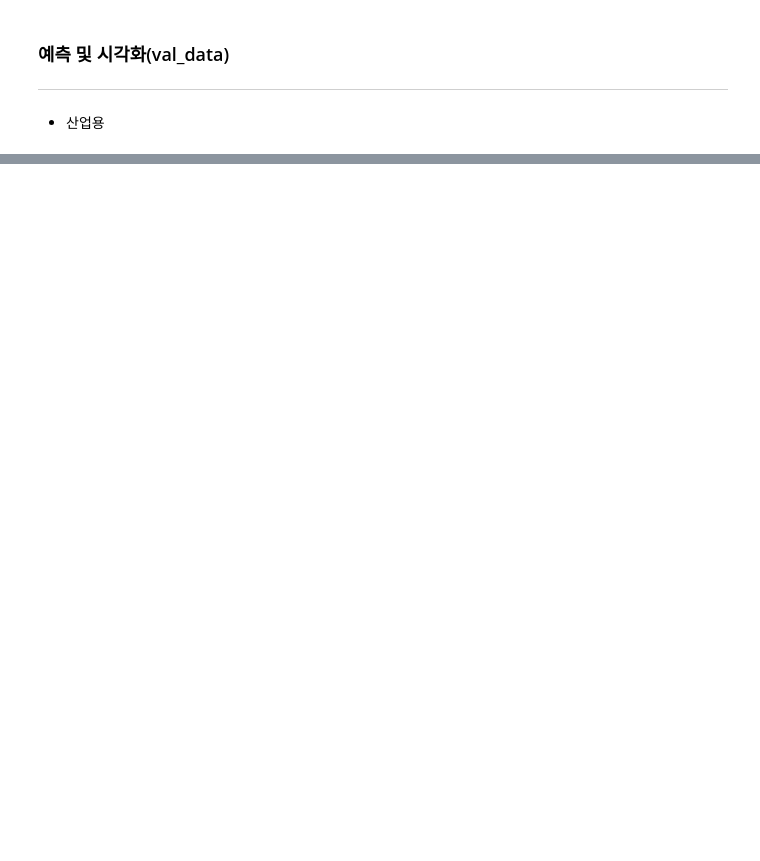
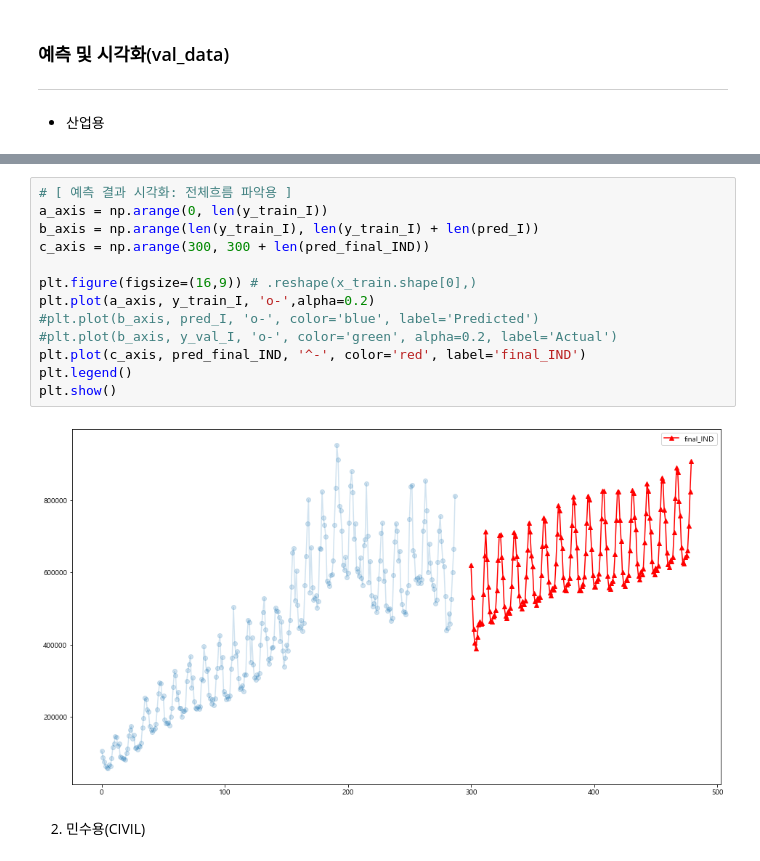
Before and after one commit to minsoo-s/03_Self_Study, a Jupyter notebook: bigstar/pred_21_35.ipynb, the cells around one changed output, grey strips where cells are left out. Drawn from its saved outputs; the diff is of its cells as text; blank space fills up the shorter version.

```diff
--- a/bigstar/pred_21_35.ipynb
+++ b/bigstar/pred_21_35.ipynb
@@ -534,0 +792,17 @@ ValueError: cannot reshape array of size 30 into shape (168,)
+# %%
+# [ 예측 결과 시각화: 전체흐름 파악용 ]
+a_axis = np.arange(0, len(y_train_I))
+b_axis = np.arange(len(y_train_I), len(y_train_I) + len(pred_I))
+c_axis = np.arange(300, 300 + len(pred_final_IND))
+
+plt.figure(figsize=(16,9)) # .reshape(x_train.shape[0],)
+plt.plot(a_axis, y_train_I, 'o-',alpha=0.2)
+#plt.plot(b_axis, pred_I, 'o-', color='blue', label='Predicted')
+#plt.plot(b_axis, y_val_I, 'o-', color='green', alpha=0.2, label='Actual')
+plt.plot(c_axis, pred_final_IND, '^-', color='red', label='final_IND')
+plt.legend()
+plt.show()
+# %% [output]
+[figure, added]
+# %% [markdown]
+2. 민수용(CIVIL)
```
Also changed, not shown: parts of 50 cells of this notebook.
